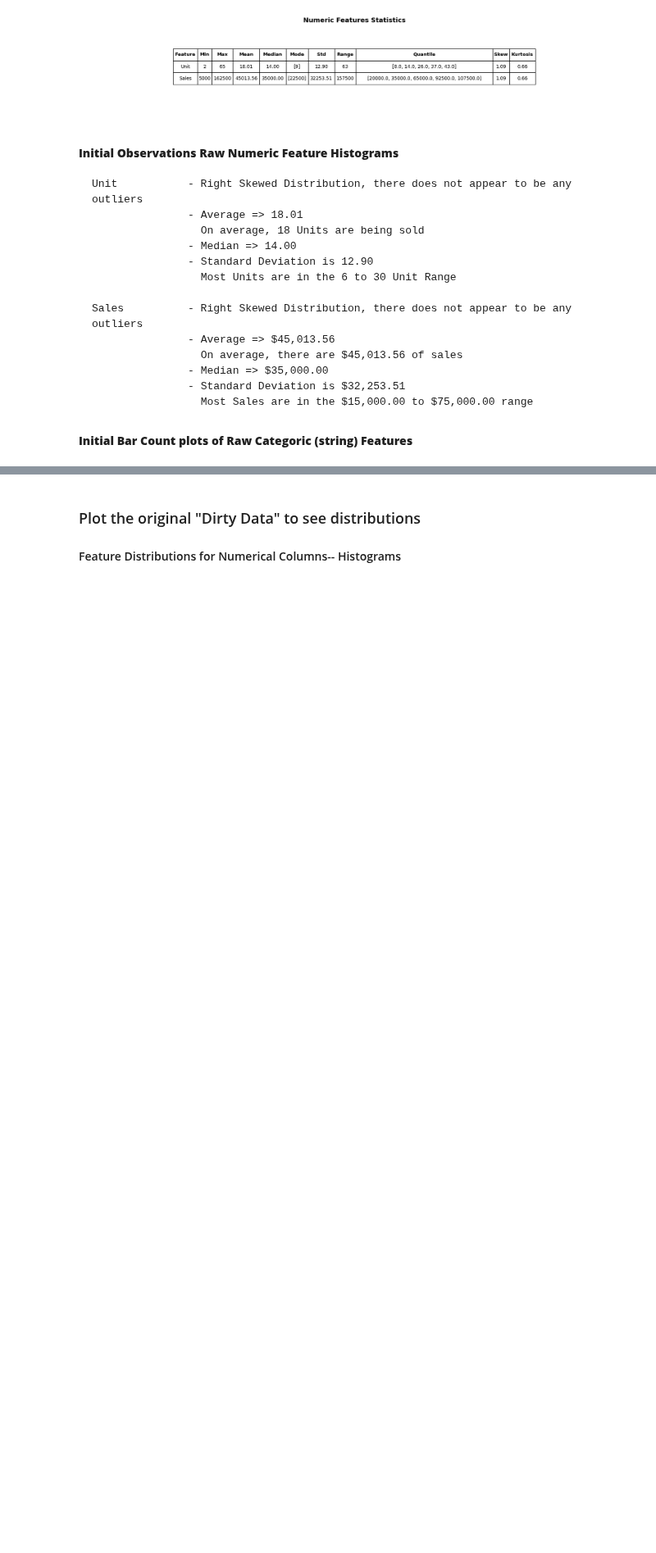
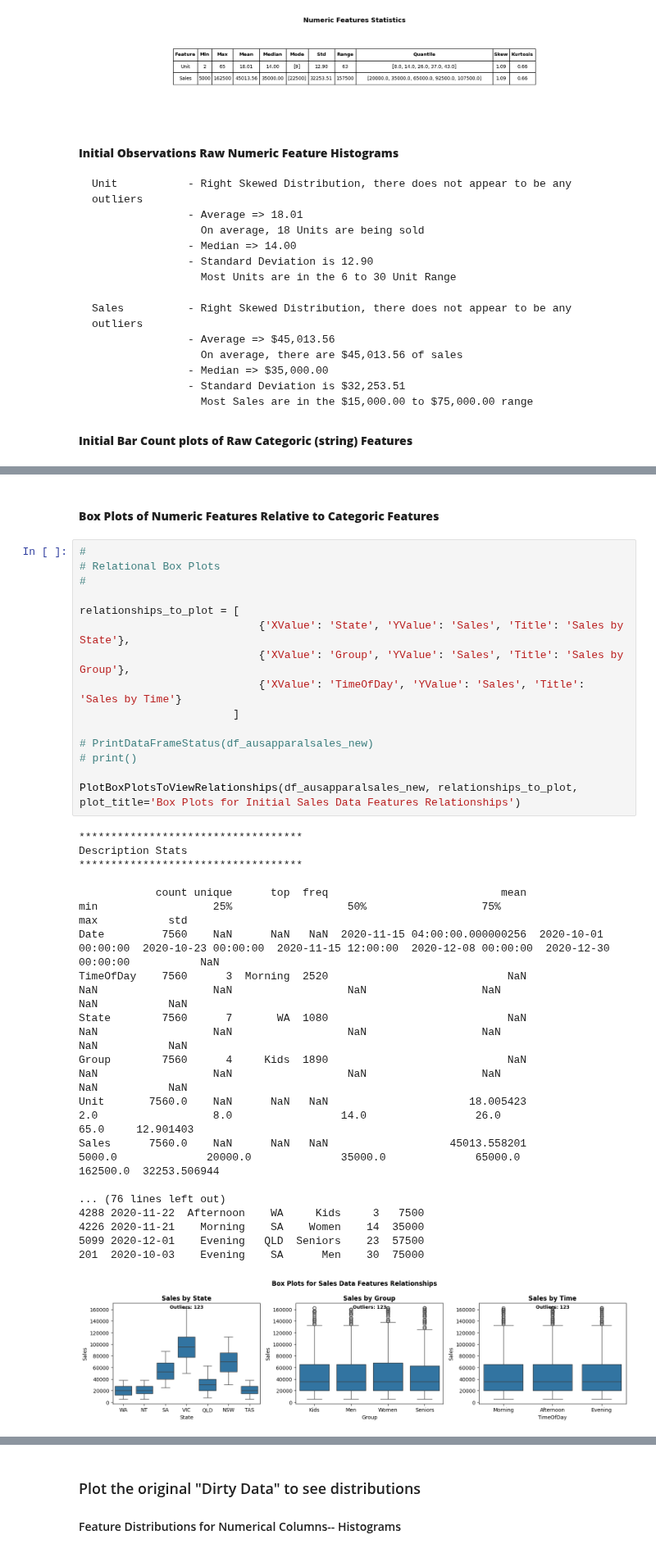
Before and after one commit to juanbucz/FullStackAcademyAICourse, a Jupyter notebook: Assignments/Unit 2/Applied Data Science with Python - Unit 2 End Project.ipynb, the cells around one changed output, grey strips where cells are left out. Shown at 82% size. Saved outputs shown, nothing was run; the diff lists cells and outputs as text; blank space fills up the shorter version.

Commit message:
Assignment 2: - Added BoxPlots of relationships

```diff
--- a/Assignments/Unit 2/Applied Data Science with Python - Unit 2 End Project.ipynb
+++ b/Assignments/Unit 2/Applied Data Science with Python - Unit 2 End Project.ipynb
@@ -543,0 +676,36 @@ DisplayBarCountPlotsOfCategoricFeatures(df_ausapparalsales_new)
+# %% [markdown]
+#### <b>Box Plots of Numeric Features Relative to Categoric Features</b> ####
+# %%
+#
+# Relational Box Plots
+#
+
+relationships_to_plot = [
+                            {'XValue': 'State', 'YValue': 'Sales', 'Title': 'Sales by State'},
+                            {'XValue': 'Group', 'YValue': 'Sales', 'Title': 'Sales by Group'},
+                            {'XValue': 'TimeOfDay', 'YValue': 'Sales', 'Title': 'Sales by Time'}
+                        ]
+
+# PrintDataFrameStatus(df_ausapparalsales_new)
+# print()
+
+PlotBoxPlotsToViewRelationships(df_ausapparalsales_new, relationships_to_plot, plot_title='Box Plots for Initial Sales Data Features Relationships')
+# %% [output]
+***********************************
+Description Stats
+***********************************
+
+            count unique      top  freq                           mean                  min                  25%                  50%                  75%                  max           std
+Date         7560    NaN      NaN   NaN  2020-11-15 04:00:00.000000256  2020-10-01 00:00:00  2020-10-23 00:00:00  2020-11-15 12:00:00  2020-12-08 00:00:00  2020-12-30 00:00:00           NaN
+TimeOfDay    7560      3  Morning  2520                            NaN                  NaN                  NaN                  NaN                  NaN                  NaN           NaN
+State        7560      7       WA  1080                            NaN                  NaN                  NaN                  NaN                  NaN                  NaN           NaN
+Group        7560      4     Kids  1890                            NaN                  NaN                  NaN                  NaN                  NaN                  NaN           NaN
+Unit       7560.0    NaN      NaN   NaN                      18.005423                  2.0                  8.0                 14.0                 26.0                 65.0     12.901403
+Sales      7560.0    NaN      NaN   NaN                   45013.558201               5000.0              20000.0              35000.0              65000.0             162500.0  32253.506944
+
+... (76 lines left out)
+4288 2020-11-22  Afternoon    WA     Kids     3   7500
+4226 2020-11-21    Morning    SA    Women    14  35000
+5099 2020-12-01    Evening   QLD  Seniors    23  57500
+201  2020-10-03    Evening    SA      Men    30  75000
+[figure, added]
```
Also changed, not shown: parts of 5 cells of this notebook.
